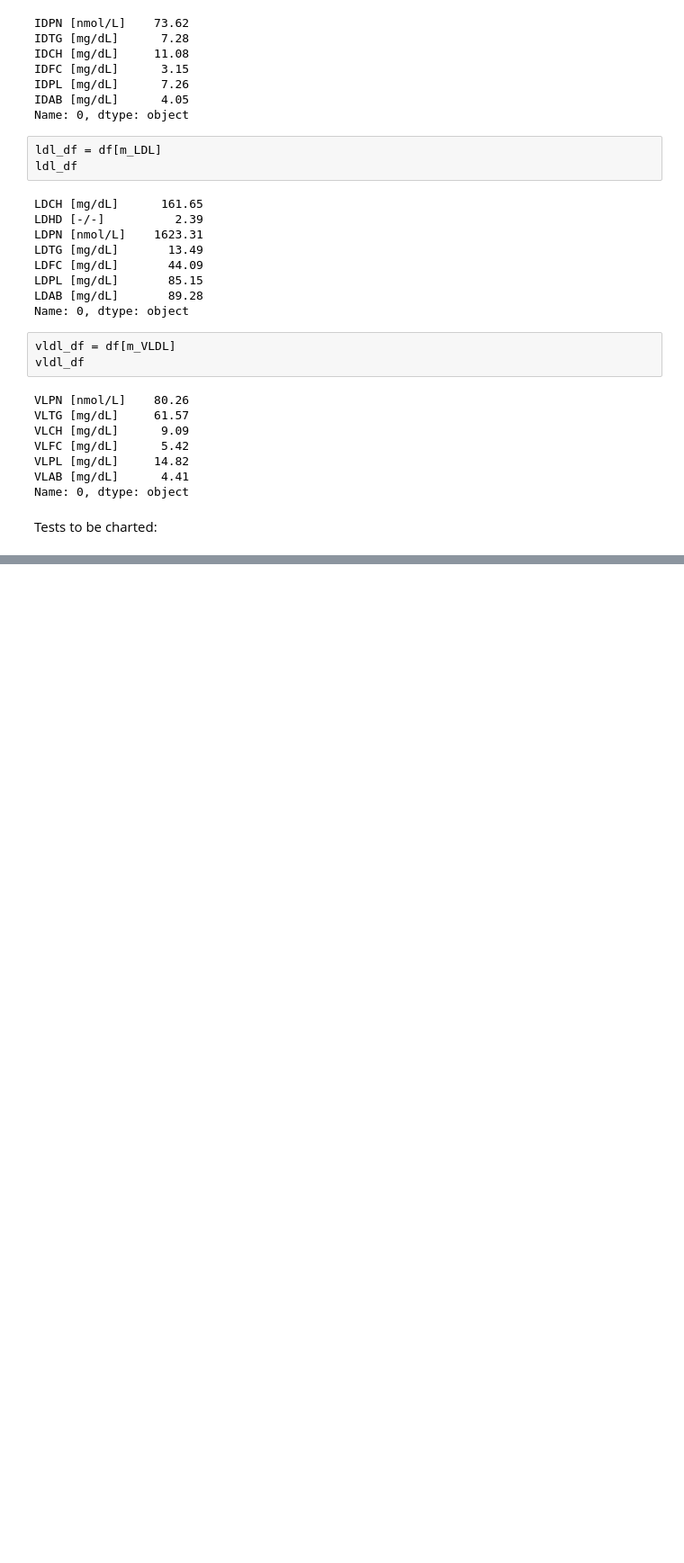
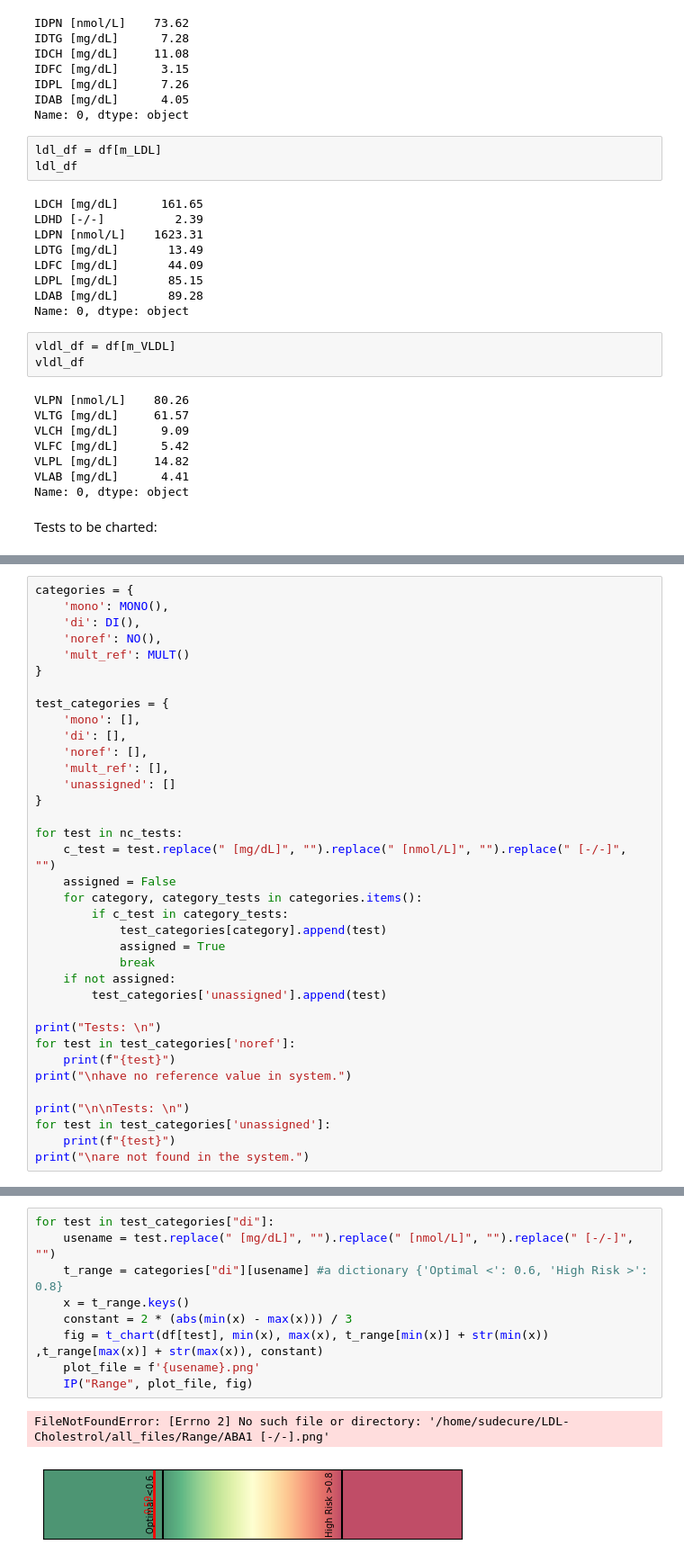
Before and after one commit to sudenurcure/LDL-Cholestrol, a Jupyter notebook: Update/main.ipynb, the cells around one changed output, grey strips where cells are left out. Shown at 90% size. Drawn from its saved outputs; the diff is of its cells as text; blank space fills up the shorter version.

Commit message:
Range two

```diff
--- a/Update/main.ipynb
+++ b/Update/main.ipynb
@@ -508,0 +512,36 @@ tests
+# %%
+categories = {
+    'mono': MONO(),
+    'di': DI(),
+    'noref': NO(),
+    'mult_ref': MULT()
+}
+
+test_categories = {
+    'mono': [],
+    'di': [],
+    'noref': [],
+    'mult_ref': [],
+    'unassigned': []
+}
+
+for test in nc_tests:
+    c_test = test.replace(" [mg/dL]", "").replace(" [nmol/L]", "").replace(" [-/-]", "")
+    assigned = False
+    for category, category_tests in categories.items():
+        if c_test in category_tests:
+            test_categories[category].append(test)
+            assigned = True
+            break
+    if not assigned:
+        test_categories['unassigned'].append(test)
+
+print("Tests: \n")
+for test in test_categories['noref']:
+    print(f"{test}")
+print("\nhave no reference value in system.")
+
+print("\n\nTests: \n")
+for test in test_categories['unassigned']:
+    print(f"{test}")
+print("\nare not found in the system.")
@@ -508,0 +566,12 @@ tests
+# %%
+for test in test_categories["di"]:
+    usename = test.replace(" [mg/dL]", "").replace(" [nmol/L]", "").replace(" [-/-]", "")
+    t_range = categories["di"][usename] #a dictionary {'Optimal <': 0.6, 'High Risk >': 0.8}
+    x = t_range.keys()
+    constant = 2 * (abs(min(x) - max(x))) / 3
+    fig = t_chart(df[test], min(x), max(x), t_range[min(x)] + str(min(x)) ,t_range[max(x)] + str(max(x)), constant)
+    plot_file = f'{usename}.png'
+    IP("Range", plot_file, fig)
+# %% [output]
+FileNotFoundError: [Errno 2] No such file or directory: '/home/sudecure/LDL-Cholestrol/all_files/Range/ABA1 [-/-].png'
+[figure, added]
```
Also changed, not shown: parts of 3 cells of this notebook, 18 other files.
